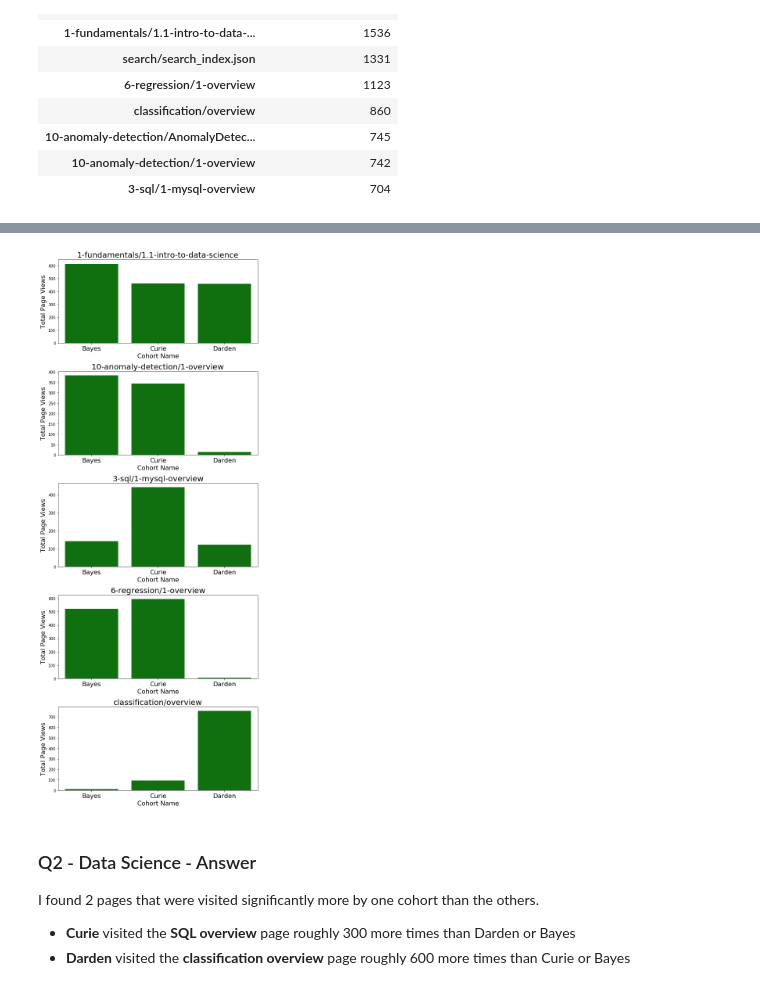
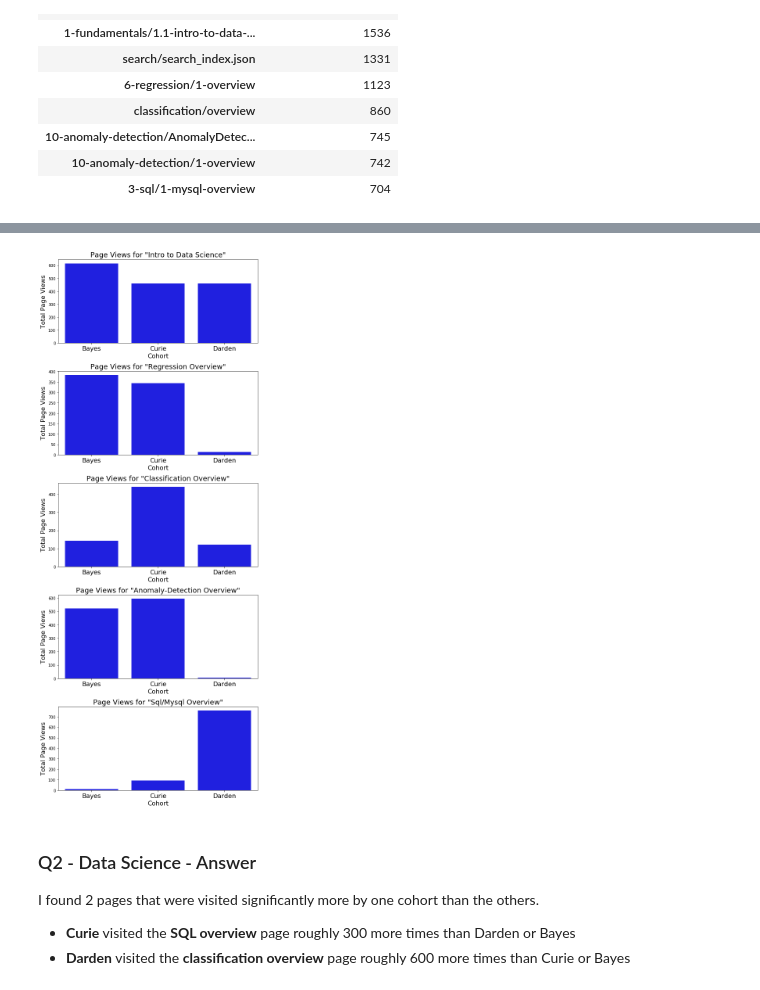
Before and after one commit to SamuelD-Data/anomaly-detection-project, a Jupyter notebook: anomaly_detection_project_notebook.ipynb, the cells around one changed output, grey strips where cells are left out. Saved outputs shown, nothing was run; the diff lists cells and outputs as text; code cells hidden in the pictures.

```diff
--- a/anomaly_detection_project_notebook.ipynb
+++ b/anomaly_detection_project_notebook.ipynb
@@ -82 +85,5 @@ null_filler(df)
+# %%
+# using to_datetime to convert start and end date columns to datetime format
+df.start_date = pd.to_datetime(df.start_date)
+df.end_date = pd.to_datetime(df.end_date)
 # %%
@@ -318,0 +314,6 @@ wd_popular_lesson_views_ct.head()
+# %%
+wd_popular_lesson_views_ct = pd.crosstab(wd_popular_lesson_views.name, wd_popular_lesson_views.page_viewed)
+
+wd_popular_lesson_views_ct.columns = ['Page Views for "HTML-CSS"', 'Page Views for "Java-II"', 'Page Views for "Java-III"', 'Page Views for "Javascript-I"', 'Page Views for "Spring"' ]
+
+wd_popular_lesson_views_ct.head()
@@ -323,10 +332,10 @@ plt.figure(figsize=(15,20))
 for col in wd_popular_lesson_views_ct.columns:
     plt.subplot(5,1,x)
     x = x + 1
-    sns.barplot(x = wd_popular_lesson_views_ct.index, y = wd_popular_lesson_views_ct[col], palette='gist_rainbow')
+    sns.barplot(x = wd_popular_lesson_views_ct.index, y = wd_popular_lesson_views_ct[col], color = 'Green')
     plt.xticks(rotation=90, fontsize = 15)
     plt.title(col,fontsize = 25)
-    plt.xlabel('Cohort Name', fontsize = 20)
+    plt.xlabel('Cohort', fontsize = 20)
     plt.ylabel('Total Page Views', fontsize = 20)
 
 plt.tight_layout()
@@ -396,0 +396,6 @@ ds_popular_lesson_views_ct.head()
+# %%
+ds_popular_lesson_views_ct = pd.crosstab(ds_popular_lesson_views.name, ds_popular_lesson_views.page_viewed)
+
+ds_popular_lesson_views_ct.columns = ['Page Views for "Intro to Data Science"', 'Page Views for "Regression Overview"', 'Page Views for "Classification Overview"', 'Page Views for "Anomaly-Detection Overview"', 'Page Views for "Sql/Mysql Overview"']
+
+ds_popular_lesson_views_ct.head()
@@ -397,19 +408,19 @@ ds_popular_lesson_views_ct.head()
 # %%
 x = 1
 plt.figure(figsize=(8,20))
 
 for col in ds_popular_lesson_views_ct.columns:
     plt.subplot(5,1,x)
     x = x + 1
-    sns.barplot(x = ds_popular_lesson_views_ct.index, y = ds_popular_lesson_views_ct[col],color='Green')
+    sns.barplot(x = ds_popular_lesson_views_ct.index, y = ds_popular_lesson_views_ct[col],color='Blue')
     plt.xticks(fontsize = 16)
-    plt.title(col, fontsize = 20)
-    plt.xlabel('Cohort Name', fontsize = 16)
+    plt.title(col, fontsize = 18, y=1)
+    plt.xlabel('Cohort', fontsize = 16)
     plt.ylabel('Total Page Views', fontsize = 16)
 
 plt.tight_layout()
 # %% [output]
-[figure, old version]
+[figure, new version]
 # %% [markdown]
 ### Q2 - Data Science - Answer
 
```
Also changed, not shown: parts of 25 cells of this notebook.
